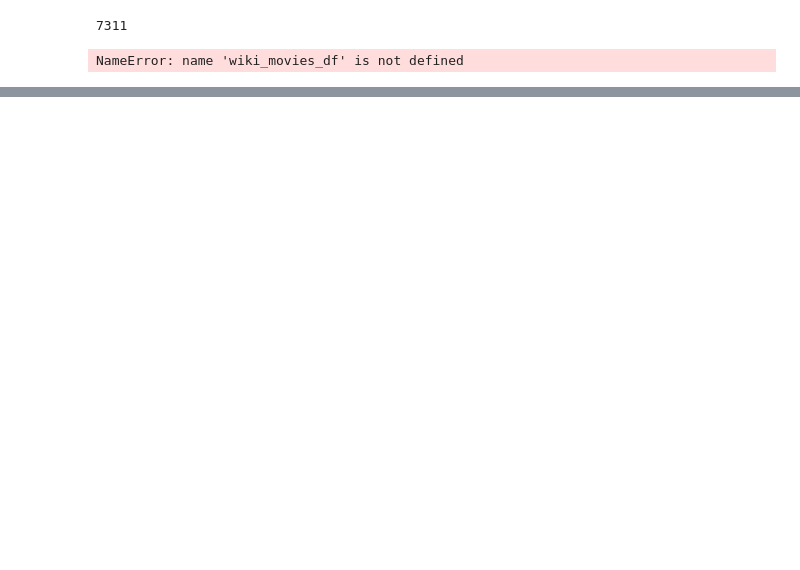
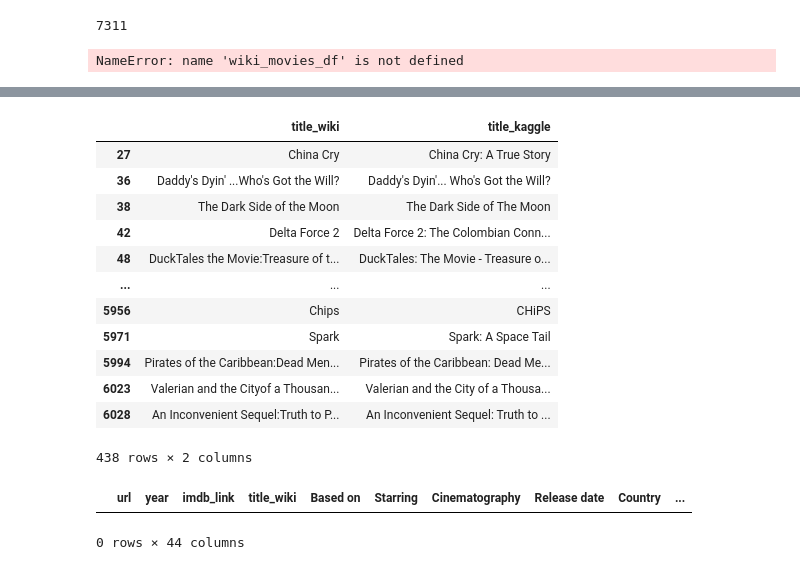
Before and after one commit to shaileeM/Movies-ETL, a Jupyter notebook: Movies_Extract.ipynb, the cells around one changed output, grey strips where cells are left out. Cells and saved outputs as stored; diff of their text form; code cells hidden in the pictures; blank space fills up the shorter version.

```diff
--- a/Movies_Extract.ipynb
+++ b/Movies_Extract.ipynb
@@ -372,0 +700,8 @@ kaggle_metadata['video'] = kaggle_metadata['video'] == 'True'
+# %%
+#convert numeric columns
+kaggle_metadata['budget'] = kaggle_metadata['budget'].astype(int)
+kaggle_metadata['id'] = pd.to_numeric(kaggle_metadata['id'], errors='raise')
+kaggle_metadata['popularity'] = pd.to_numeric(kaggle_metadata['popularity'], errors='raise')
+# %%
+#convert release date to date time
+kaggle_metadata['release_date']= pd.to_datetime(kaggle_metadata['release_date'])
@@ -372,0 +791,2 @@ kaggle_metadata['video'] = kaggle_metadata['video'] == 'True'
+# %%
+movies_df = pd.merge(wiki_movies_df, kaggle_metadata, on='imdb_id', suffixes=['_wiki','_kaggle'])
@@ -372,0 +804,23 @@ kaggle_metadata['video'] = kaggle_metadata['video'] == 'True'
+# %%
+#Look the rows where titles dont match in both the tables
+movies_df[movies_df['title_wiki'] != movies_df['title_kaggle']][['title_wiki','title_kaggle']]
+# %% [output]
+|  | title_wiki | title_kaggle |
+| 27 | China Cry | China Cry: A True Story |
+| 36 | Daddy's Dyin' ...Who's Got the Will? | Daddy's Dyin'... Who's Got the Will? |
+| 38 | The Dark Side of the Moon | The Dark Side of The Moon |
+| 42 | Delta Force 2 | Delta Force 2: The Colombian Conn... |
+| 48 | DuckTales the Movie:Treasure of t... | DuckTales: The Movie - Treasure o... |
+| ... | ... | ... |
+| 5956 | Chips | CHiPS |
+| 5971 | Spark | Spark: A Space Tail |
+| 5994 | Pirates of the Caribbean:Dead Men... | Pirates of the Caribbean: Dead Me... |
+| 6023 | Valerian and the Cityof a Thousan... | Valerian and the City of a Thousa... |
+| 6028 | An Inconvenient Sequel:Truth to P... | An Inconvenient Sequel: Truth to ... |
+438 rows × 2 columns
+# %%
+# Show any rows where title_kaggle is empty
+movies_df[(movies_df['title_kaggle'] == '') | (movies_df['title_kaggle'].isnull())]
+# %% [output]
+|  | url | year | imdb_link | title_wiki | Based on | Starring | Cinematography | Release date | Country | ... |
+0 rows × 44 columns
```
Also changed, not shown: parts of 70 cells of this notebook.
